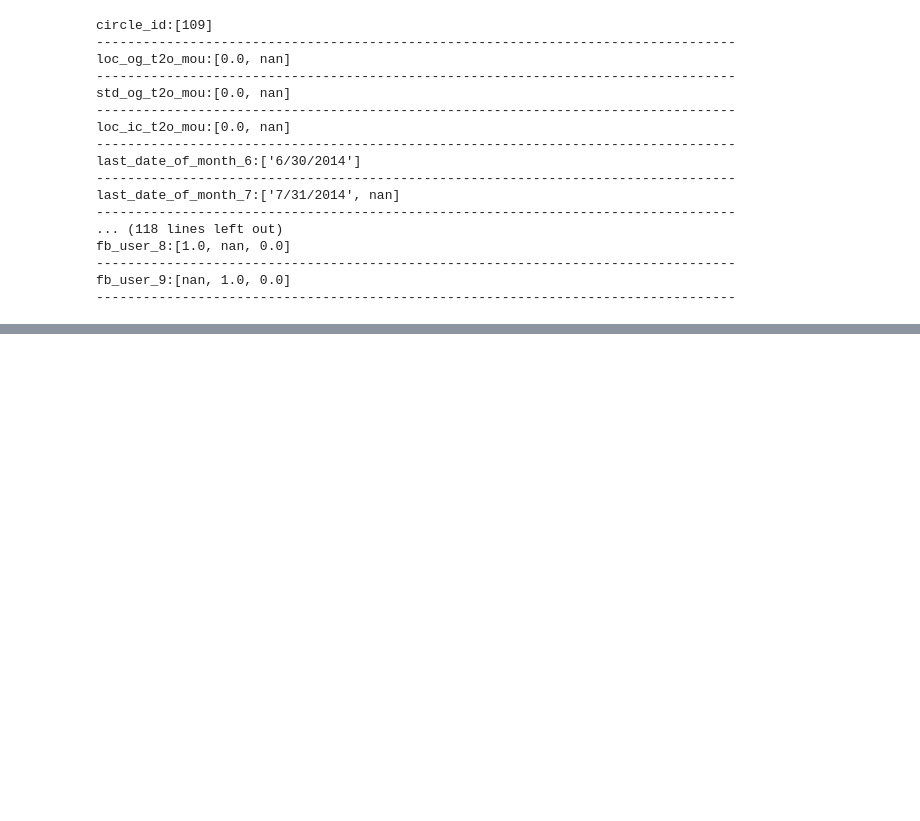
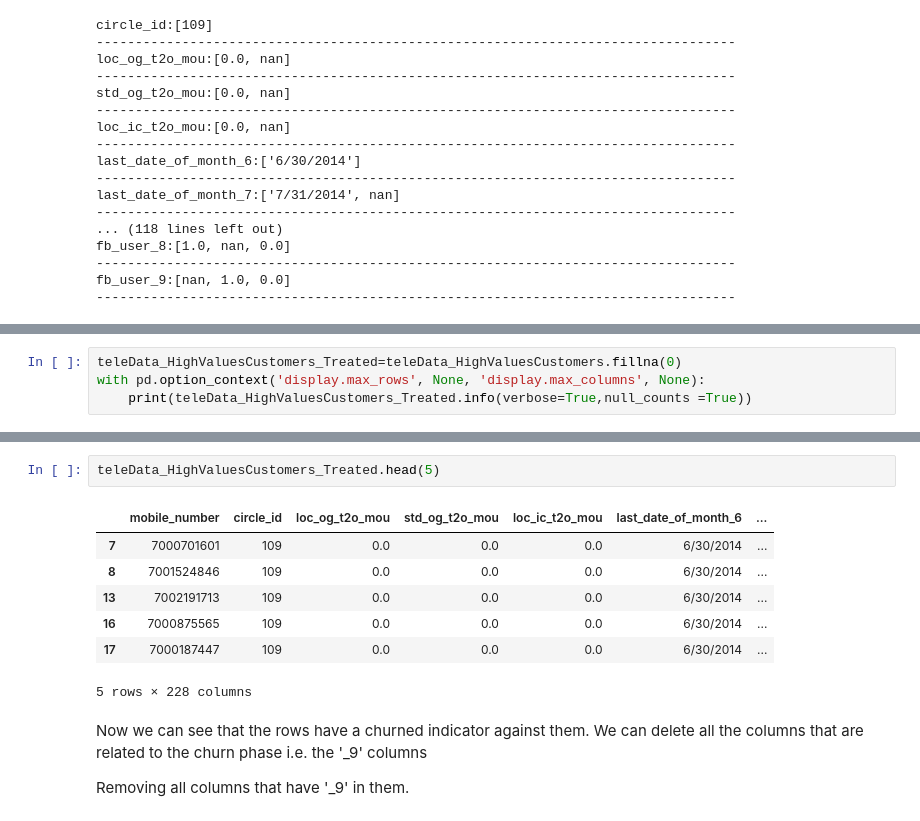
Before and after one commit to BiswajeetAtul/Assignments-MLAI, a Jupyter notebook: Telecom Churn Case/TelecomChurn_CaseStudy.ipynb, the cells around one changed output, grey strips where cells are left out. Drawn from its saved outputs; the diff is of its cells as text; blank space fills up the shorter version.

```diff
--- a/Telecom Churn Case/TelecomChurn_CaseStudy.ipynb
+++ b/Telecom Churn Case/TelecomChurn_CaseStudy.ipynb
@@ -129,0 +174,4 @@ fb_user_9:[nan, 1.0, 0.0]
+# %%
+teleData_HighValuesCustomers_Treated=teleData_HighValuesCustomers.fillna(0)
+with pd.option_context('display.max_rows', None, 'display.max_columns', None):
+    print(teleData_HighValuesCustomers_Treated.info(verbose=True,null_counts =True))
@@ -129,0 +221,15 @@ fb_user_9:[nan, 1.0, 0.0]
+# %%
+teleData_HighValuesCustomers_Treated.head(5)
+# %% [output]
+|  | mobile_number | circle_id | loc_og_t2o_mou | std_og_t2o_mou | loc_ic_t2o_mou | last_date_of_month_6 | ... |
+| 7 | 7000701601 | 109 | 0.0 | 0.0 | 0.0 | 6/30/2014 | ... |
+| 8 | 7001524846 | 109 | 0.0 | 0.0 | 0.0 | 6/30/2014 | ... |
+| 13 | 7002191713 | 109 | 0.0 | 0.0 | 0.0 | 6/30/2014 | ... |
+| 16 | 7000875565 | 109 | 0.0 | 0.0 | 0.0 | 6/30/2014 | ... |
+| 17 | 7000187447 | 109 | 0.0 | 0.0 | 0.0 | 6/30/2014 | ... |
+5 rows × 228 columns
+# %% [markdown]
+Now we can see that the rows have a churned indicator against them.
+We can delete all the columns that are related to the churn phase i.e. the '_9' columns
+
+Removing all columns that have '_9' in them.
```
Also changed, not shown: parts of 22 cells of this notebook, 1 other file.
